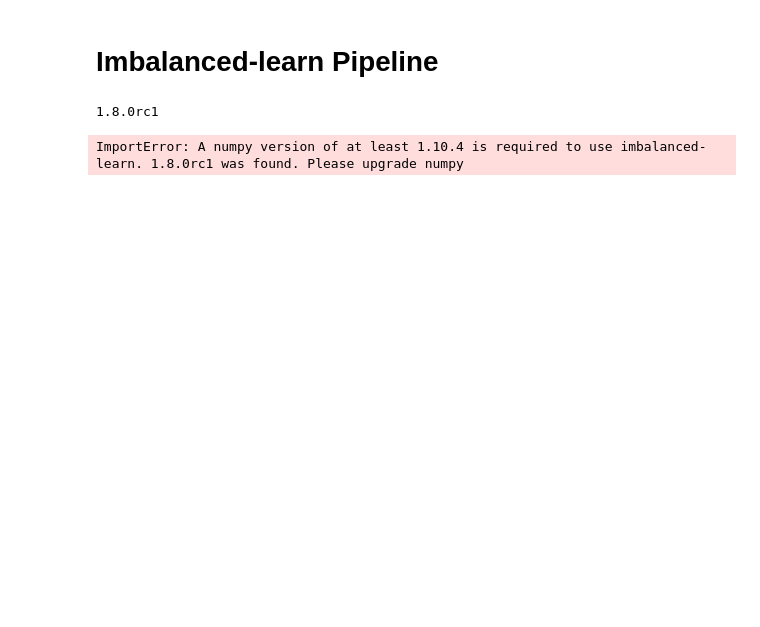
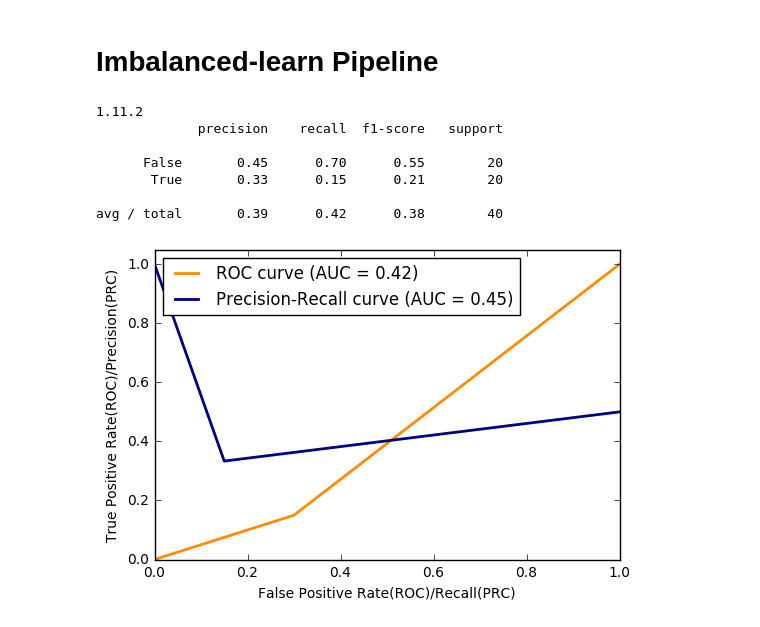
Before and after one commit to chungyushao/PDS_final, a Jupyter notebook: chung_ml_pipeline.ipynb, the cells around one changed output. Cells and saved outputs as stored; diff of their text form; code cells hidden in the pictures; blank space fills up the shorter version.

Commit message:
chia unbalanced learn

```diff
--- a/chung_ml_pipeline.ipynb
+++ b/chung_ml_pipeline.ipynb
@@ -95,36 +95,39 @@ showROCCurve(y_te, y_pred)
 # %%
 print np.version.version
 from sklearn.cross_validation import train_test_split as tts
 from sklearn.datasets import make_classification
 from sklearn.decomposition import PCA
 from sklearn.metrics import classification_report
 from sklearn.neighbors import KNeighborsClassifier as KNN
 
 from imblearn.pipeline import make_pipeline
 from imblearn.under_sampling import (EditedNearestNeighbours,
                                      RepeatedEditedNearestNeighbours)
 
 
 # Create the samplers
 enn = EditedNearestNeighbours()
 renn = RepeatedEditedNearestNeighbours()
+pca = PCA(n_components=2)
 
 # Create teh classifier
 knn = KNN(1)
+#X_train, X_test, y_train, y_test = tts(X_tr, y_tr, random_state=42)
 
-# Make the splits
-X = pd.concat(X_T, X_F)
-y = pd.concat(y_T, y_F)
-X_train, X_test, y_train, y_test = tts(X, y, random_state=42)
 
 # Add one transformers and two samplers in the pipeline object
 pipeline = make_pipeline(pca, enn, renn, knn)
+pipeline.fit(X_tr, y_tr)
+y_pred = pipeline.predict(X_te)
 
-pipeline.fit(X_train, y_train)
-y_hat = pipeline.predict(X_test)
-
-print(classification_report(y_test, y_hat))
-showROCCurve(y_test, y_hat)
+print(classification_report(y_te, y_pred))
+showROCCurve(y_te, y_pred)
 # %% [output]
-1.8.0rc1
+1.11.2
+             precision    recall  f1-score   support
+
+      False       0.45      0.70      0.55        20
+       True       0.33      0.15      0.21        20
+
+avg / total       0.39      0.42      0.38        40
-ImportError: A numpy version of at least 1.10.4 is required to use imbalanced-learn. 1.8.0rc1 was found. Please upgrade numpy
+[figure, added]
```
Also changed, not shown: parts of 3 cells of this notebook.
